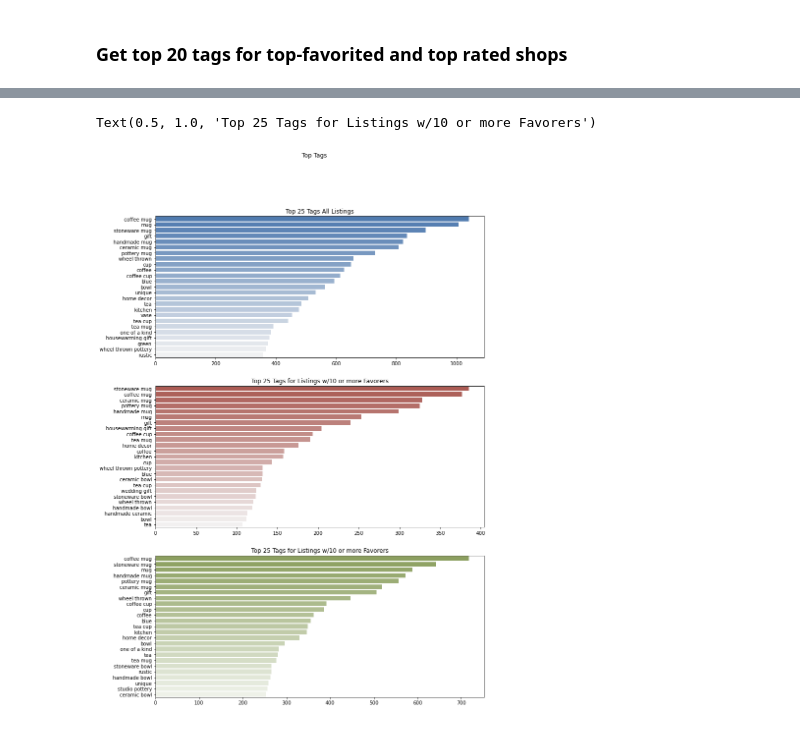
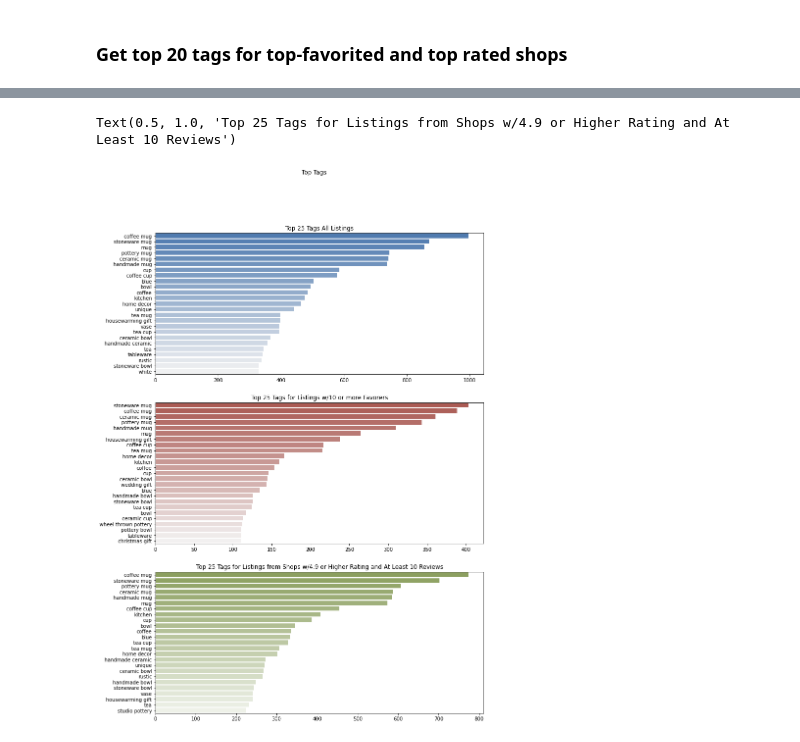
Before and after one commit to torisatori/etsy-pottery, a Jupyter notebook: Text Analysis of Titles Descriptions and Tags.ipynb, the cells around one changed output, grey strips where cells are left out. Cells and saved outputs as stored; diff of their text form; code cells hidden in the pictures.

```diff
--- a/Text Analysis of Titles Descriptions and Tags.ipynb
+++ b/Text Analysis of Titles Descriptions and Tags.ipynb
@@ -13,7 +13,7 @@ import nltk
 #nltk.download('stopwords')
 from nltk.corpus import stopwords
 # %%
-data = pd.read_csv('data/mergedData033122.csv')
+data = pd.read_csv('data/mergedData041022clean.csv')
 # %% [markdown]
 ## Titles and Descriptions
 # %%
@@ -265,6 +239,6 @@ Length: 260, dtype: int64
 ### Get top 20 tags for top-favorited and top rated shops
 # %%
 #dataframe with tags, num of favorites
-itemData = data[['listing_id','clean_tags','num_favorers_x']]
+itemData = data[['listing_id','clean_tags','num_favorers_listing']]
 # %%
 #look at top 25 listings according to number of favorers
@@ -290,6 +264,6 @@ itemData.sort_values(by = ['num_favorers_x'], ascending = False).head(25)
 # %%
 #this is the 3,873 listings with at least 10 favorers
-TenOrMore = itemData[itemData['num_favorers_x']>=10]
+TenOrMore = itemData[itemData['num_favorers_listing']>=10]
 #TenOrMore.shape
 # %%
 #get the value counts for each of the tags in TenOrMore
@@ -302,6 +276,6 @@ top25Favs = tagCountsFavs.head(25).sort_values(ascending=False)
 # %%
 # dataframe with tags, shop review count, and review average
-shopData = data[['listing_id','clean_tags','num_favorers_x','review_average', 'review_count']]
+shopData = data[['listing_id','clean_tags','num_favorers_listing','review_average', 'review_count']]
 # %%
 # get the shops that have at least 10 reviews
 shops10reviews = shopData[shopData['review_count']>=10]
@@ -334,19 +294,19 @@ top25TopShops = tagCountsTopShops.head(25).sort_values(ascending=False)
 # %%
 # plot top tags in different subsets of the data
 fig, axes = plt.subplots(3, 1, figsize = (12, 18))
 fig.suptitle('Top Tags')
 
 # plot all the top tags overall
 sns.barplot(ax=axes[0], x=top25.values, y=top25.index, palette='light:#4079bf_r')
 axes[0].set_title('Top 25 Tags All Listings')
 
 # plot the top tags for listings with 10 or more favorers
 sns.barplot(ax=axes[1], x=top25Favs.values, y=top25Favs.index, palette='light:#b94f46_r')
 axes[1].set_title('Top 25 Tags for Listings w/10 or more Favorers')
 
 # plot the top tags for listings from shops with at least 10 reviews and a 4.9 star rating or higher
 sns.barplot(ax=axes[2], x=top25TopShops.values, y=top25TopShops.index, palette='light:#90aa55_r')
-axes[2].set_title('Top 25 Tags for Listings w/10 or more Favorers')
+axes[2].set_title('Top 25 Tags for Listings from Shops w/4.9 or Higher Rating and At Least 10 Reviews')
 # %% [output]
-Text(0.5, 1.0, 'Top 25 Tags for Listings w/10 or more Favorers')
+Text(0.5, 1.0, 'Top 25 Tags for Listings from Shops w/4.9 or Higher Rating and At Least 10 Reviews')
-[figure, old version]
+[figure, new version]
```
Also changed, not shown: parts of 20 cells of this notebook, 2 other files.
